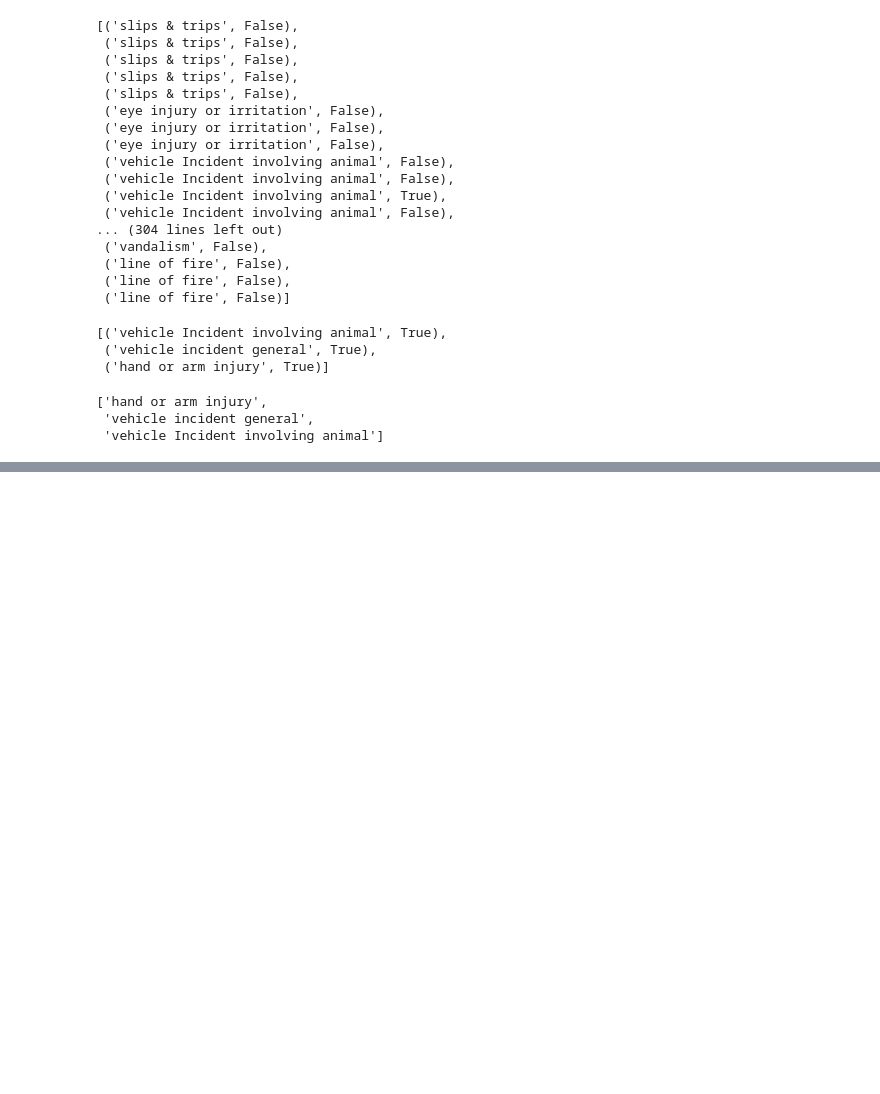
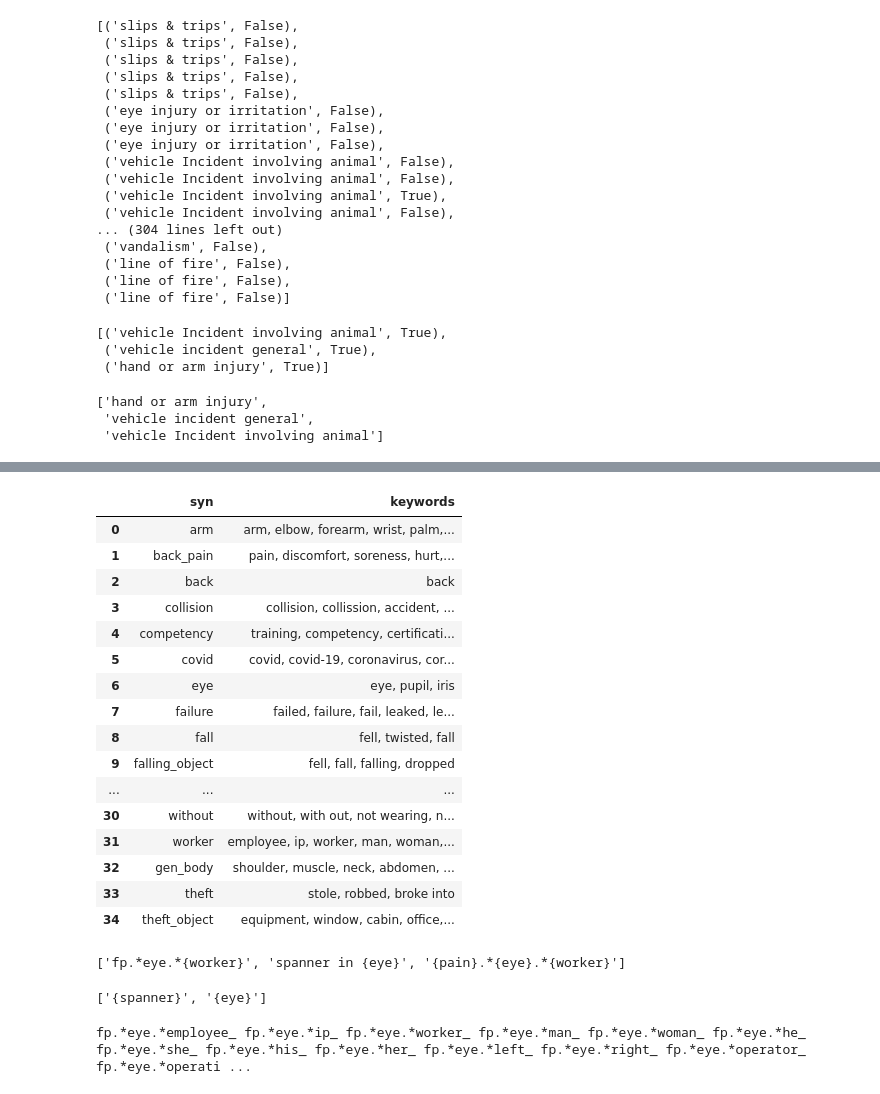
Before and after one commit to 3minuterecord/safety_report_topic_classification, a Jupyter notebook: rough_work.ipynb, the cells around one changed output, grey strips where cells are left out. Saved outputs shown, nothing was run; the diff lists cells and outputs as text; code cells hidden in the pictures; blank space fills up the shorter version.

Commit message:
Initial implementation of synonym handling in kwic method

```diff
--- a/rough_work.ipynb
+++ b/rough_work.ipynb
@@ -806,0 +696,3 @@ True
+# %%
+syns_db = pd.read_csv('synonyms.csv')
+syns_db
@@ -806,0 +717,36 @@ True
+# %%
+def replace_syns(in_str):
+    mod_str = re.sub('_syns', '', in_str)
+    return(mod_str)
+
+replace_syns('worker_syns')
+syns_db['syn'] = syns_db['syn'].apply(replace_syns)
+syns_db
+# %% [output]
+|  | syn | keywords |
+| 0 | arm | arm, elbow, forearm, wrist, palm,... |
+| 1 | back_pain | pain, discomfort, soreness, hurt,... |
+| 2 | back | back |
+| 3 | collision | collision, collission, accident, ... |
+| 4 | competency | training, competency, certificati... |
+| 5 | covid | covid, covid-19, coronavirus, cor... |
+| 6 | eye | eye, pupil, iris |
+| 7 | failure | failed, failure, fail, leaked, le... |
+| 8 | fall | fell, twisted, fall |
+| 9 | falling_object | fell, fall, falling, dropped |
+| ... | ... | ... |
+| 30 | without | without, with out, not wearing, n... |
+| 31 | worker | employee, ip, worker, man, woman,... |
+| 32 | gen_body | shoulder, muscle, neck, abdomen, ... |
+| 33 | theft | stole, robbed, broke into |
+| 34 | theft_object | equipment, window, cabin, office,... |
+# %%
+rules = pd.read_csv('data/rule_book_test.csv')
+scan_rules = rules.rules_all[0].split('_ ')
+scan_rules
+# %% [output]
+['fp.*eye.*{worker}', 'spanner in {eye}', '{pain}.*{eye}.*{worker}']
+# %%
+re.findall("{[a-zA-Z'-]*}", '{spanner} in {eye}')
+# %% [output]
+['{spanner}', '{eye}']
@@ -806,0 +802,22 @@ True
+# %%
+scan_rules = rules.rules_all[0].split('_ ')
+out_rules = []
+
+for rule in scan_rules:
+    syns = re.findall("{[a-zA-Z'-]*}", rule)
+    syn_count = len(syns)
+    if syn_count == 1:
+        syn_rules = mutate_syn(syns, syns_db, rule, 1)
+        out_rules.append(syn_rules)
+    elif syn_count == 2:
+        syn_rules = mutate_syn(syns, syns_db, rule, 2)
+        out_rules.append(syn_rules)
+    elif syn_count == 3:
+        syn_rules = mutate_syn(syns, syns_db, rule, 3)
+        out_rules.append(syn_rules)
+    else:
+        out_rules.append(rule)
+out_rules = '_ '.join(out_rules)
+print(out_rules)
+# %% [output]
+fp.*eye.*employee_ fp.*eye.*ip_ fp.*eye.*worker_ fp.*eye.*man_ fp.*eye.*woman_ fp.*eye.*he_ fp.*eye.*she_ fp.*eye.*his_ fp.*eye.*her_ fp.*eye.*left_ fp.*eye.*right_ fp.*eye.*operator_ fp.*eye.*operati ...
```
Also changed, not shown: parts of 54 cells of this notebook, 5 other files.
